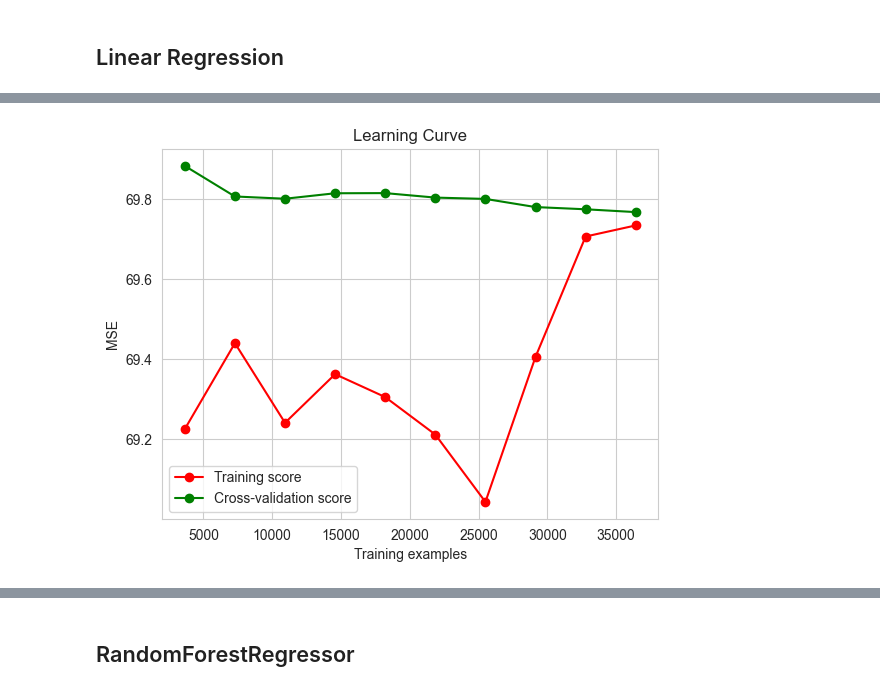
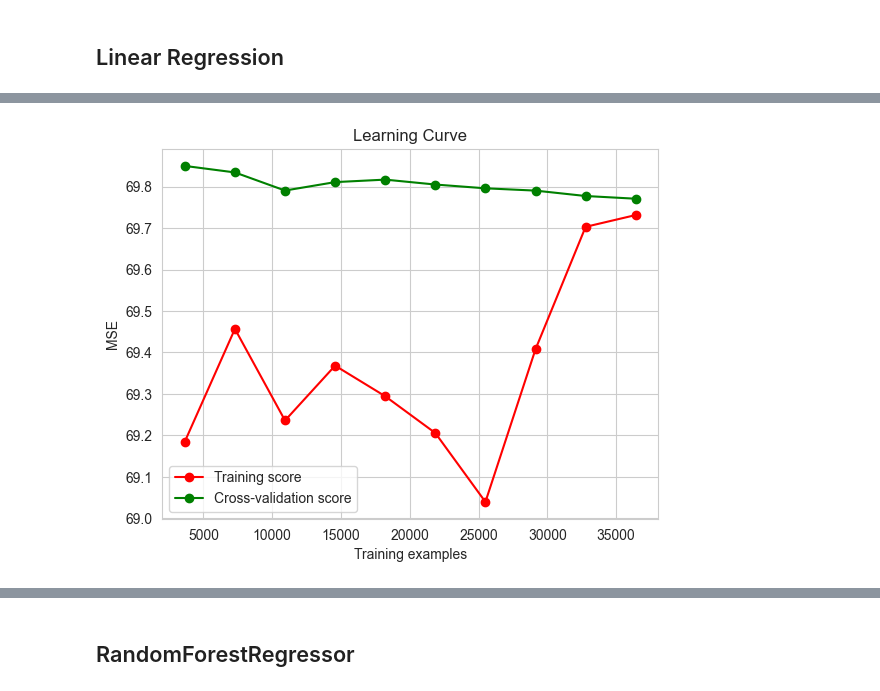
Before and after one commit to MrRezamo/Food_Delivery_Time_Prediction, a Jupyter notebook: Project/Main_Project.ipynb, the cells around one changed output, grey strips where cells are left out. Drawn from its saved outputs; the diff is of its cells as text; code cells hidden in the pictures.

```diff
--- a/Project/Main_Project.ipynb
+++ b/Project/Main_Project.ipynb
@@ -516,16 +516,16 @@ x_test shape: (9108, 6)
 y_train shape: (36432,)
 y_test shape: (9108,)
 # %%
-categorical_cols = x_train.select_dtypes(include=['object', 'category']).columns
-numerical_cols = x_train.select_dtypes(include=['int64', 'float64']).columns
+categorical_cols = X_train.select_dtypes(include=['object', 'category']).columns
+numerical_cols = X_train.select_dtypes(include=['int64', 'float64']).columns
 # %%
 from sklearn.compose import ColumnTransformer
-from sklearn.preprocessing import OneHotEncoder, MinMaxScaler
+from sklearn.preprocessing import OneHotEncoder, MinMaxScaler , StandardScaler
 
 preprocessor = ColumnTransformer(
     transformers=[
-        ('num', MinMaxScaler(), numerical_cols),
-        ('cat', OneHotEncoder(drop='first'), categorical_cols)
+        ('num', StandardScaler(), numerical_cols),
+        ('cat', OneHotEncoder(), categorical_cols)
     ]
 )
 # %% [markdown]
@@ -537,11 +537,11 @@ from sklearn.linear_model import LinearRegression
 from sklearn.pipeline import Pipeline
 from sklearn.metrics import mean_squared_error
 
-model_pipeline = Pipeline(steps=[
+model_lr = Pipeline(steps=[
     ('preprocessor', preprocessor),
     ('regressor', LinearRegression())
 ])
 # %%
-model_pipeline.fit(x_train, y_train)
+model_lr.fit(X_train, y_train)
 # %% [output]
 Pipeline(steps=[('preprocessor',
@@ -628,17 +639,17 @@ The coefficients of the model show extreme values for the `type_of_order` and `t
 # %%
 from sklearn.model_selection import learning_curve
 
 train_sizes, train_scores, test_scores = learning_curve(
-    model_pipeline, X, y, train_sizes=np.linspace(0.1, 1.0, 10), cv=5, scoring='neg_mean_squared_error')
+    model_lr, X, y, train_sizes=np.linspace(0.1, 1.0, 10), cv=5, scoring='neg_mean_squared_error')
 
 train_scores_mean = -train_scores.mean(axis=1)
 test_scores_mean = -test_scores.mean(axis=1)
 plt.plot(train_sizes, train_scores_mean, 'o-', color="r", label="Training score")
 plt.plot(train_sizes, test_scores_mean, 'o-', color="g", label="Cross-validation score")
 plt.xlabel("Training examples")
 plt.ylabel("MSE")
 plt.title("Learning Curve")
 plt.legend(loc="best")
 plt.show()
 # %% [output]
-[figure, old version]
+[figure, new version]
```
Also changed, not shown: parts of 37 cells of this notebook.
